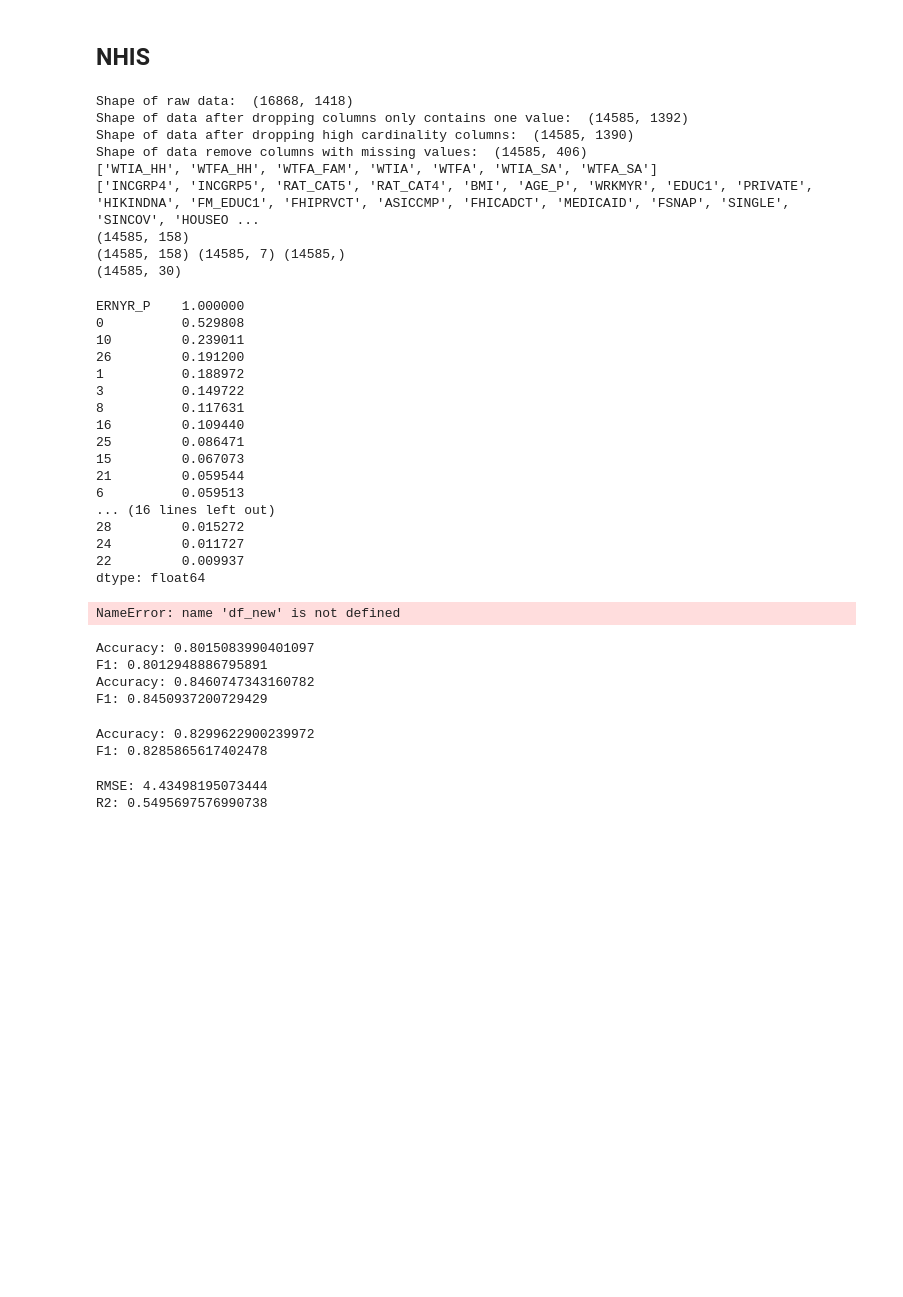
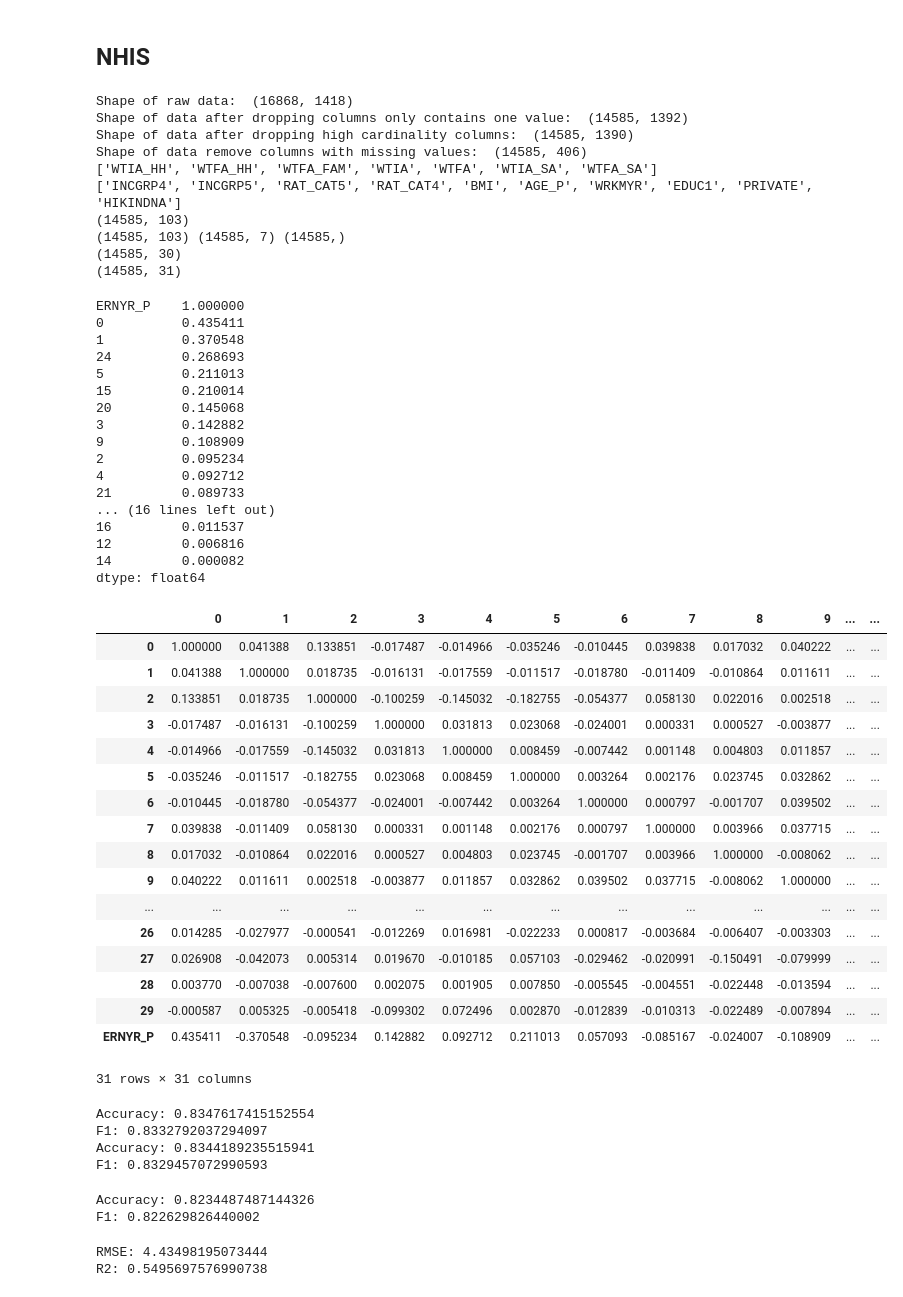
Before and after one commit to sitaomin1994/federated_imputation, a Jupyter notebook: notebook/data_preprocessing.ipynb, the cells around one changed output. Saved outputs shown, nothing was run; the diff lists cells and outputs as text; code cells hidden in the pictures; blank space fills up the shorter version.

```diff
--- a/notebook/data_preprocessing.ipynb
+++ b/notebook/data_preprocessing.ipynb
@@ -2202,7 +2205,7 @@ mi = mutual_info_classif(
     X = df[cat_cols], y = df[target_col], random_state = 42, discrete_features=True
 )
 
-num_features = 20
+num_features = 10
 corr_mi = pd.Series(mi)
 corr_mi.index = cat_cols
 features = corr_mi.sort_values(ascending=False)[0:num_features].index.tolist()
@@ -2250,6 +2253,8 @@ correlation_ret = data.corrwith(data[target_col], method=correlation_ratio).sort
 important_features = correlation_ret[correlation_ret >= threshold].index.tolist()
 important_features.remove(target_col)
 
+#df_new = df_new[important_features + [target_col]]
+
 data_config = {
     'target': target_col,
     'important_features_idx': [data.columns.tolist().index(feature) for feature in important_features],
@@ -2259,7 +2264,7 @@ data_config = {
     'clf_type': 'multi-class',
     'data_type': 'tabular'
 }
-
+print(data.shape)
 correlation_ret
 # %% [output]
 Shape of raw data:  (16868, 1418)
@@ -2267,38 +2272,56 @@ Shape of data after dropping columns only contains one value:  (14585, 1392)
 Shape of data after dropping high cardinality columns:  (14585, 1390)
 Shape of data remove columns with missing values:  (14585, 406)
 ['WTIA_HH', 'WTFA_HH', 'WTFA_FAM', 'WTIA', 'WTFA', 'WTIA_SA', 'WTFA_SA']
-['INCGRP4', 'INCGRP5', 'RAT_CAT5', 'RAT_CAT4', 'BMI', 'AGE_P', 'WRKMYR', 'EDUC1', 'PRIVATE', 'HIKINDNA', 'FM_EDUC1', 'FHIPRVCT', 'ASICCMP', 'FHICADCT', 'MEDICAID', 'FSNAP', 'SINGLE', 'SINCOV', 'HOUSEO ...
-(14585, 158)
-(14585, 158) (14585, 7) (14585,)
+['INCGRP4', 'INCGRP5', 'RAT_CAT5', 'RAT_CAT4', 'BMI', 'AGE_P', 'WRKMYR', 'EDUC1', 'PRIVATE', 'HIKINDNA']
+(14585, 103)
+(14585, 103) (14585, 7) (14585,)
 (14585, 30)
+(14585, 31)
 ERNYR_P    1.000000
-0          0.529808
-10         0.239011
-26         0.191200
-1          0.188972
-3          0.149722
-8          0.117631
-16         0.109440
-25         0.086471
-15         0.067073
-21         0.059544
-6          0.059513
+0          0.435411
+1          0.370548
+24         0.268693
+5          0.211013
+15         0.210014
+20         0.145068
+3          0.142882
+9          0.108909
+2          0.095234
+4          0.092712
+21         0.089733
 ... (16 lines left out)
-28         0.015272
-24         0.011727
-22         0.009937
+16         0.011537
+12         0.006816
+14         0.000082
 dtype: float64
 # %%
-df_new.shape
+df_new.corr()
 # %% [output]
+|  | 0 | 1 | 2 | 3 | 4 | 5 | 6 | 7 | 8 | 9 | ... | ... |
+| 0 | 1.000000 | 0.041388 | 0.133851 | -0.017487 | -0.014966 | -0.035246 | -0.010445 | 0.039838 | 0.017032 | 0.040222 | ... | ... |
+| 1 | 0.041388 | 1.000000 | 0.018735 | -0.016131 | -0.017559 | -0.011517 | -0.018780 | -0.011409 | -0.010864 | 0.011611 | ... | ... |
+| 2 | 0.133851 | 0.018735 | 1.000000 | -0.100259 | -0.145032 | -0.182755 | -0.054377 | 0.058130 | 0.022016 | 0.002518 | ... | ... |
+| 3 | -0.017487 | -0.016131 | -0.100259 | 1.000000 | 0.031813 | 0.023068 | -0.024001 | 0.000331 | 0.000527 | -0.003877 | ... | ... |
+| 4 | -0.014966 | -0.017559 | -0.145032 | 0.031813 | 1.000000 | 0.008459 | -0.007442 | 0.001148 | 0.004803 | 0.011857 | ... | ... |
+| 5 | -0.035246 | -0.011517 | -0.182755 | 0.023068 | 0.008459 | 1.000000 | 0.003264 | 0.002176 | 0.023745 | 0.032862 | ... | ... |
+| 6 | -0.010445 | -0.018780 | -0.054377 | -0.024001 | -0.007442 | 0.003264 | 1.000000 | 0.000797 | -0.001707 | 0.039502 | ... | ... |
+| 7 | 0.039838 | -0.011409 | 0.058130 | 0.000331 | 0.001148 | 0.002176 | 0.000797 | 1.000000 | 0.003966 | 0.037715 | ... | ... |
+| 8 | 0.017032 | -0.010864 | 0.022016 | 0.000527 | 0.004803 | 0.023745 | -0.001707 | 0.003966 | 1.000000 | -0.008062 | ... | ... |
+| 9 | 0.040222 | 0.011611 | 0.002518 | -0.003877 | 0.011857 | 0.032862 | 0.039502 | 0.037715 | -0.008062 | 1.000000 | ... | ... |
+| ... | ... | ... | ... | ... | ... | ... | ... | ... | ... | ... | ... | ... |
+| 26 | 0.014285 | -0.027977 | -0.000541 | -0.012269 | 0.016981 | -0.022233 | 0.000817 | -0.003684 | -0.006407 | -0.003303 | ... | ... |
+| 27 | 0.026908 | -0.042073 | 0.005314 | 0.019670 | -0.010185 | 0.057103 | -0.029462 | -0.020991 | -0.150491 | -0.079999 | ... | ... |
+| 28 | 0.003770 | -0.007038 | -0.007600 | 0.002075 | 0.001905 | 0.007850 | -0.005545 | -0.004551 | -0.022448 | -0.013594 | ... | ... |
+| 29 | -0.000587 | 0.005325 | -0.005418 | -0.099302 | 0.072496 | 0.002870 | -0.012839 | -0.010313 | -0.022489 | -0.007894 | ... | ... |
+| ERNYR_P | 0.435411 | -0.370548 | -0.095234 | 0.142882 | 0.092712 | 0.211013 | 0.057093 | -0.085167 | -0.024007 | -0.108909 | ... | ... |
-NameError: name 'df_new' is not defined
+31 rows × 31 columns
 # %%
 run_classification(df_new, target_col)
 # %% [output]
-Accuracy: 0.8015083990401097
-F1: 0.8012948886795891
-Accuracy: 0.8460747343160782
-F1: 0.8450937200729429
+Accuracy: 0.8347617415152554
+F1: 0.8332792037294097
+Accuracy: 0.8344189235515941
+F1: 0.8329457072990593
 # %%
 data = df_new
 X_train, X_test, y_train, y_test = train_test_split(data.drop(target_col, axis=1), data[target_col], test_size=0.2, random_state=42)
@@ -2313,8 +2336,8 @@ f1 = f1_score(y_test, y_pred, average='weighted')
 print("Accuracy: {}".format(accu))
 print("F1: {}".format(f1))
 # %% [output]
-Accuracy: 0.8299622900239972
-F1: 0.8285865617402478
+Accuracy: 0.8234487487144326
+F1: 0.822629826440002
 # %%
 run_regression(df_new, target_col)
 # %% [output]
```
Also changed, not shown: parts of 9 cells of this notebook, 12 other files.
